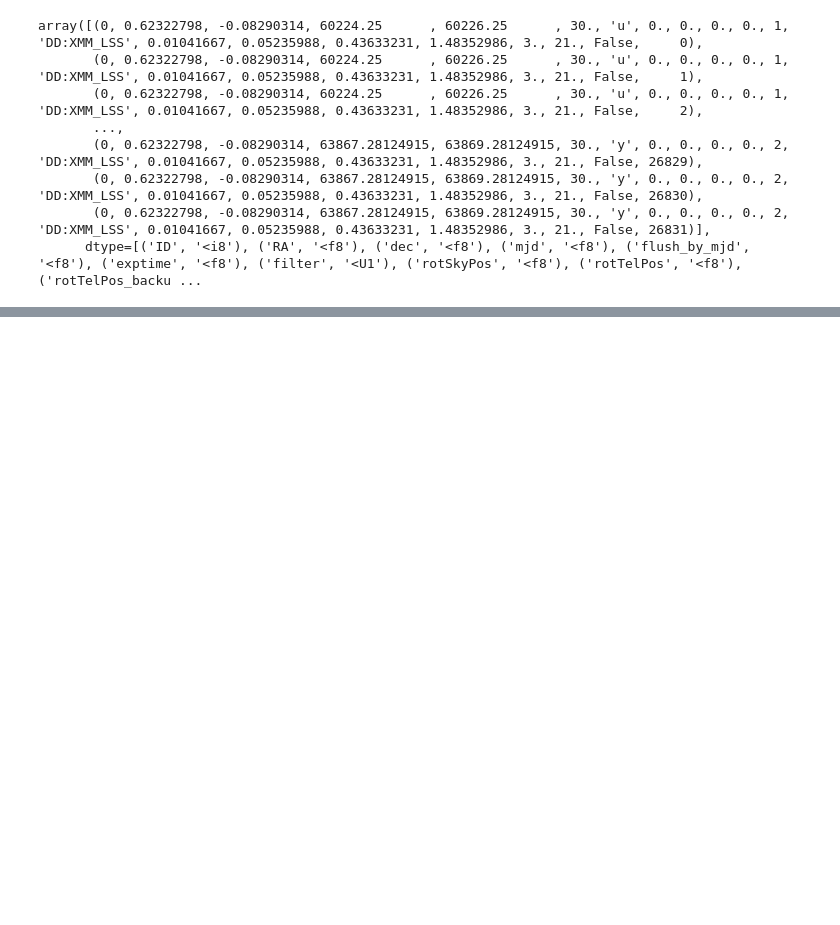
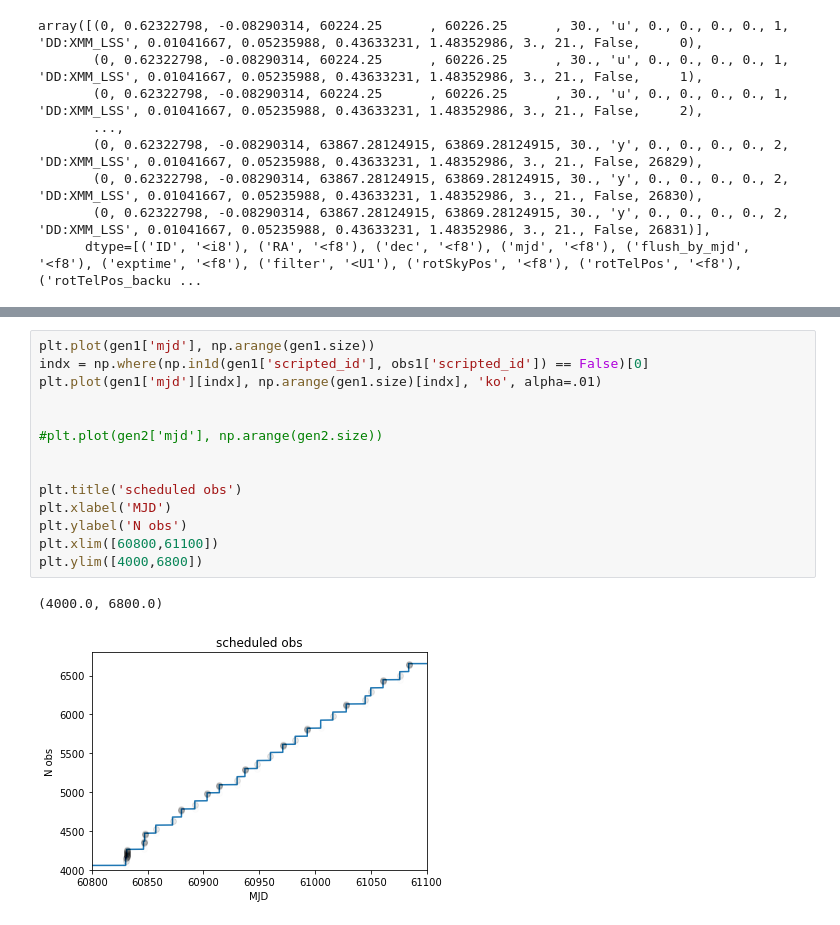
Before and after one commit to lsst-sims/sims_featureScheduler_runs2.2, a Jupyter notebook: technical/season_length_check/ddf_check.ipynb, the cells around one changed output, grey strips where cells are left out. Cells and saved outputs as stored; diff of their text form; blank space fills up the shorter version.

```diff
--- a/technical/season_length_check/ddf_check.ipynb
+++ b/technical/season_length_check/ddf_check.ipynb
@@ -63,0 +86,17 @@ array([    0,     1,     2, ..., 26829, 26830, 26831])
+# %%
+plt.plot(gen1['mjd'], np.arange(gen1.size))
+indx = np.where(np.in1d(gen1['scripted_id'], obs1['scripted_id']) == False)[0]
+plt.plot(gen1['mjd'][indx], np.arange(gen1.size)[indx], 'ko', alpha=.01)
+
+
+#plt.plot(gen2['mjd'], np.arange(gen2.size))
+
+
+plt.title('scheduled obs')
+plt.xlabel('MJD')
+plt.ylabel('N obs')
+plt.xlim([60800,61100])
+plt.ylim([4000,6800])
+# %% [output]
+(4000.0, 6800.0)
+[figure, added]
```
Also changed, not shown: parts of 5 cells of this notebook, 5 other files.
